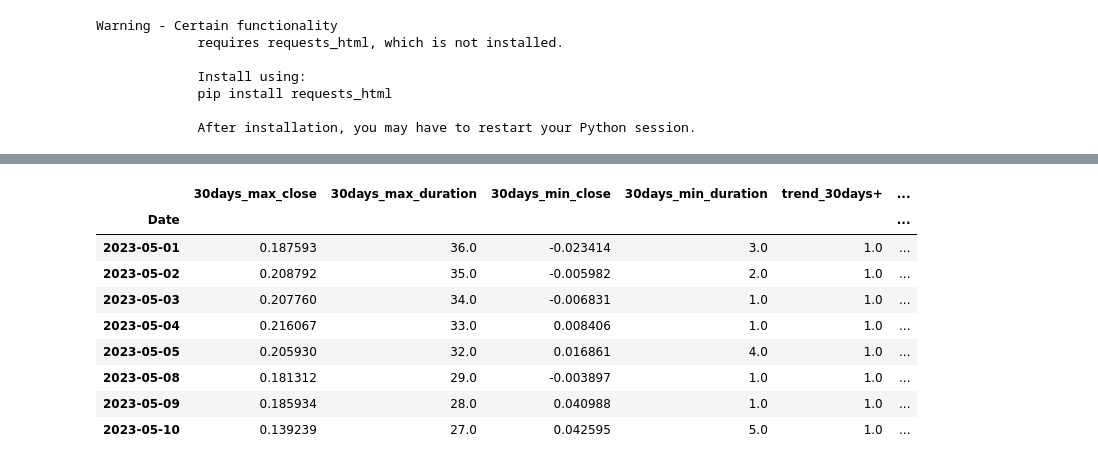
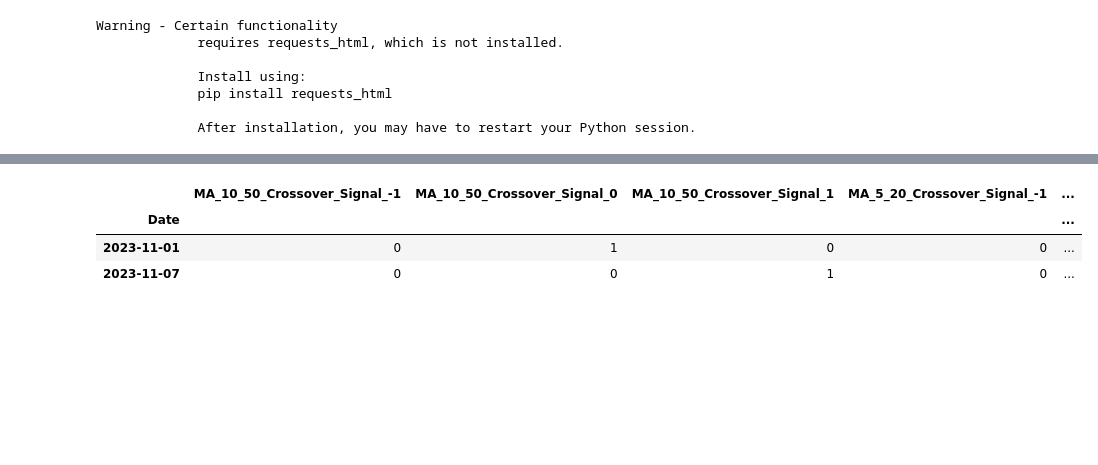
Before and after one commit to junqiangzhou/Quant-Modeling, a Jupyter notebook: visualize.ipynb, the cells around one changed output, grey strips where cells are left out. Saved outputs shown, nothing was run; the diff lists cells and outputs as text; code cells hidden in the pictures; blank space fills up the shorter version.

```diff
--- a/visualize.ipynb
+++ b/visualize.ipynb
@@ -82,19 +83,9 @@ get_false_predictions(df_test, "trend_30days+", positive=False)
 # %%
-from data.label import label_columns, label_feature
+columns = df_test.columns
+columns = [column for column in columns if "trend" in column or column in feature_names[18:]]
+display(df_test.loc[['2023-11-01', '2023-11-07'], columns[6:-12]])
+# %% [output]
+|  | MA_10_50_Crossover_Signal_-1 | MA_10_50_Crossover_Signal_0 | MA_10_50_Crossover_Signal_1 | MA_5_20_Crossover_Signal_-1 | ... |
+| Date |  |  |  |  | ... |
+| 2023-11-01 | 0 | 1 | 0 | 0 | ... |
+| 2023-11-07 | 0 | 0 | 1 | 0 | ... |
-# %%
-start_date = "2023-05-01"
-end_date = "2023-05-10"
-columns = label_columns + [label + "_pred" for label in label_feature]
-columns = [column for column in columns if "30" in column]
-display(df_test.loc[start_date:end_date][columns])
-# %% [output]
-|  | 30days_max_close | 30days_max_duration | 30days_min_close | 30days_min_duration | trend_30days+ | ... |
-| Date |  |  |  |  |  | ... |
-| 2023-05-01 | 0.187593 | 36.0 | -0.023414 | 3.0 | 1.0 | ... |
-| 2023-05-02 | 0.208792 | 35.0 | -0.005982 | 2.0 | 1.0 | ... |
-| 2023-05-03 | 0.207760 | 34.0 | -0.006831 | 1.0 | 1.0 | ... |
-| 2023-05-04 | 0.216067 | 33.0 | 0.008406 | 1.0 | 1.0 | ... |
-| 2023-05-05 | 0.205930 | 32.0 | 0.016861 | 4.0 | 1.0 | ... |
-| 2023-05-08 | 0.181312 | 29.0 | -0.003897 | 1.0 | 1.0 | ... |
-| 2023-05-09 | 0.185934 | 28.0 | 0.040988 | 1.0 | 1.0 | ... |
-| 2023-05-10 | 0.139239 | 27.0 | 0.042595 | 5.0 | 1.0 | ... |
```
Also changed, not shown: parts of 12 cells of this notebook, 11 other files.
